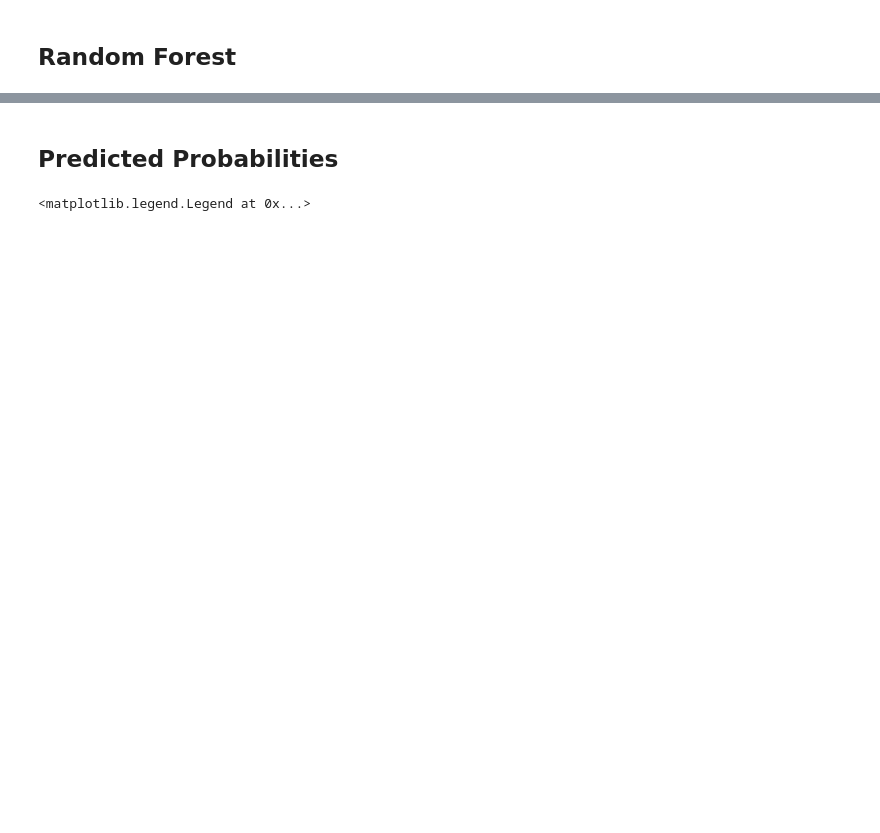
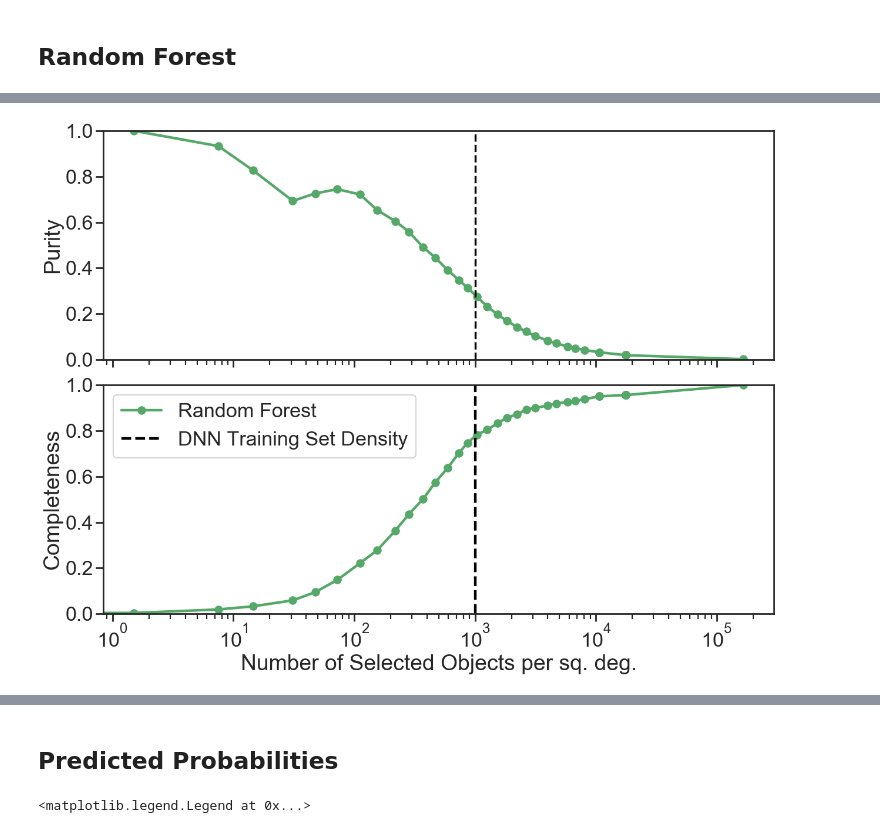
Before and after one commit to yluo54301/dwarf_photo-z, a Jupyter notebook: dwarfz/catalog_only_classifier/classifier_comparison.ipynb, the cells around one changed output, grey strips where cells are left out. Drawn from its saved outputs; the diff is of its cells as text; code cells hidden in the pictures; blank space fills up the shorter version.

```diff
--- a/dwarfz/catalog_only_classifier/classifier_comparison.ipynb
+++ b/dwarfz/catalog_only_classifier/classifier_comparison.ipynb
@@ -489,0 +497,43 @@ plt.legend(loc="best")
+# %%
+f, (ax1, ax2) = plt.subplots(2, sharex=True)
+f.subplots_adjust(hspace=0.1)
+
+
+ax1.plot(object_density_RF, purities_RF,
+         marker="o", color=color_RF, label=label_RF,
+         linewidth=linewidth,
+        )
+
+ax1.axvline(1e3,
+           color="black", linestyle="dashed", label="DNN Training Set Density")
+
+ax1.set_ylabel("Purity")
+ax1.set_xscale("log")
+ax1.set_ylim(0,1)
+
+ax2.plot(object_density_RF, completenesses_RF,
+         marker="o", color=color_RF, label=label_RF,
+         linewidth=linewidth,
+        )
+
+ax2.axvline(1e3,
+            color="black", linestyle="dashed", label="DNN Training Set Density",
+            linewidth=linewidth,
+           )
+
+ax2.set_xlabel("Number of Selected Objects per sq. deg.")
+ax2.set_ylabel("Completeness")
+ax2.set_xscale("log")
+ax2.set_ylim(0,1)
+
+ax2.legend(loc="best")
+
+plt.tight_layout()
+
+
+filename = "plots_for_thesis/purity-completeness-RF"
+plt.tight_layout()
+plt.savefig(filename + ".pdf")
+plt.savefig(filename + ".png")
+# %% [output]
+[figure, added]
```
Also changed, not shown: parts of 77 cells of this notebook, 5 other files.
